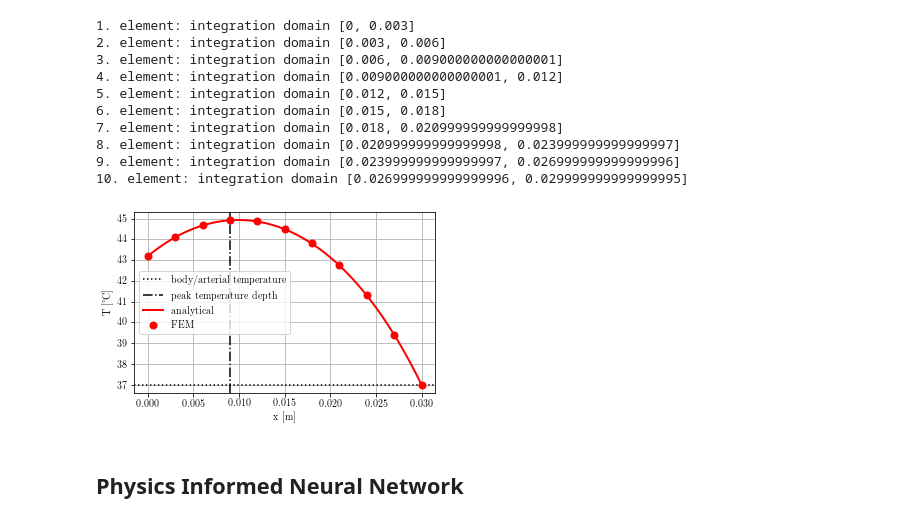
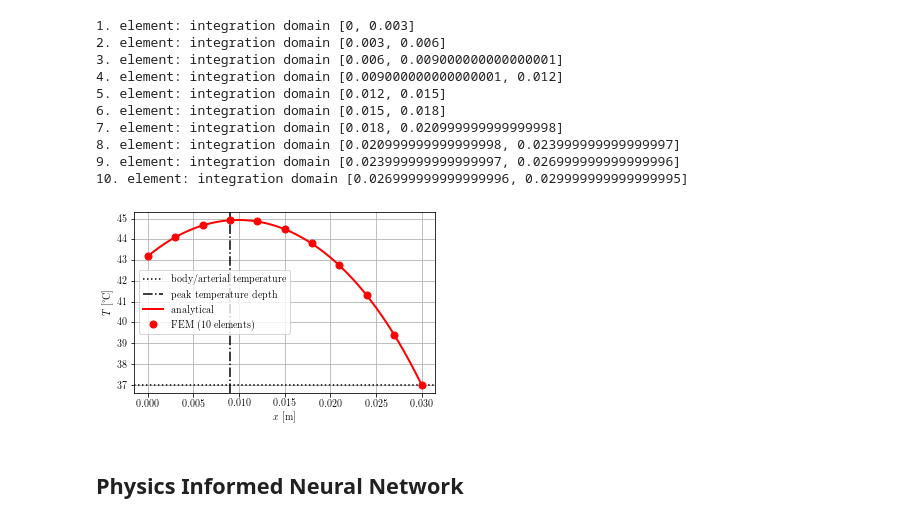
Before and after one commit to akapet00/neural-bhte, a Jupyter notebook: bioheat1D-time-invariant.ipynb, the cells around one changed output. Cells and saved outputs as stored; diff of their text form; code cells hidden in the pictures.

```diff
--- a/bioheat1D-time-invariant.ipynb
+++ b/bioheat1D-time-invariant.ipynb
@@ -327,23 +326,23 @@ T[:-1, ] = np.linalg.inv(lhs_glob) @ rhs_glob
 # %%
 x_anal = np.linspace(0, L, num=T_anal.shape[0])
 x = np.linspace(0, L, num=T.shape[0])
 
 fig = plt.figure(figsize=figsize(1))
 ax = fig.add_subplot(111)
 ax.axhline(y=T_c, color='black', linestyle=':', label='body/arterial temperature')
 ax.axvline(x=x[np.where(np.max(T)==T)[0]], color='black', linestyle='-.', label='peak temperature depth')
 ax.plot(x_anal, T_anal, linewidth=2, color='red', label='analytical')
-ax.plot(x, T, linestyle='None', color='red', marker='o', markersize=7, label='FEM')
-ax.set_xlabel('x [m]')
-ax.set_ylabel('T [°C]')
+ax.plot(x, T, linestyle='None', color='red', marker='o', markersize=7, label='FEM ({} elements)'.format(N))
+ax.set_xlabel('$x$ [m]')
+ax.set_ylabel('$T$ [°C]')
 plt.grid()
 plt.legend(loc='best')
 # plt.title('{} finite elements'.format(N))
 
 fig.savefig('{}-{}felems.pdf'.format('figs/FEM', N), bbox_inches='tight')
 plt.show()
 # %% [output]
-[figure, old version]
+[figure, new version]
 # %% [markdown]
 ## Physics Informed Neural Network
 # %% [markdown]
```
Also changed, not shown: parts of 8 cells of this notebook, 11 other files.
